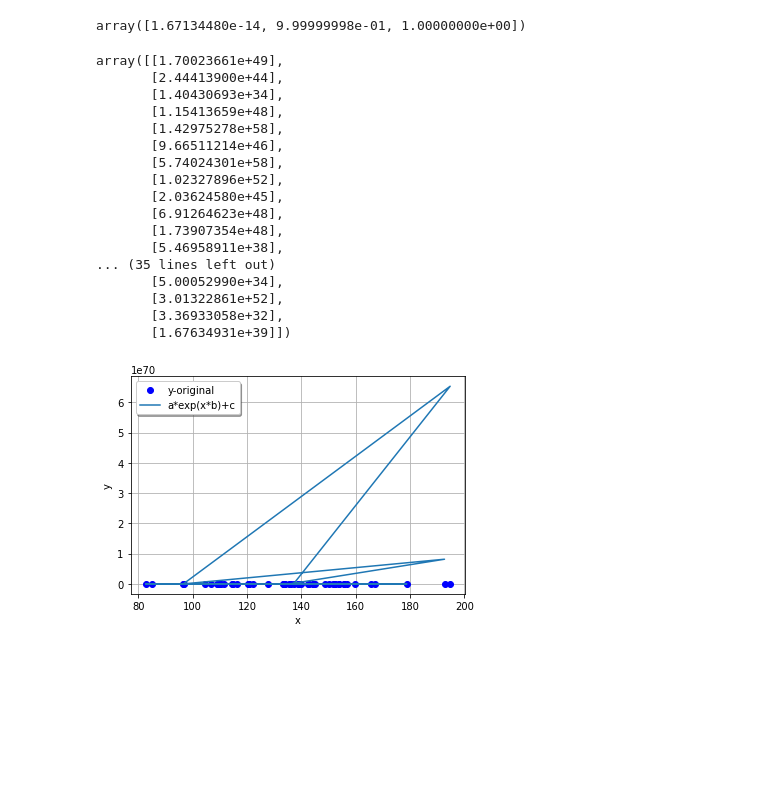
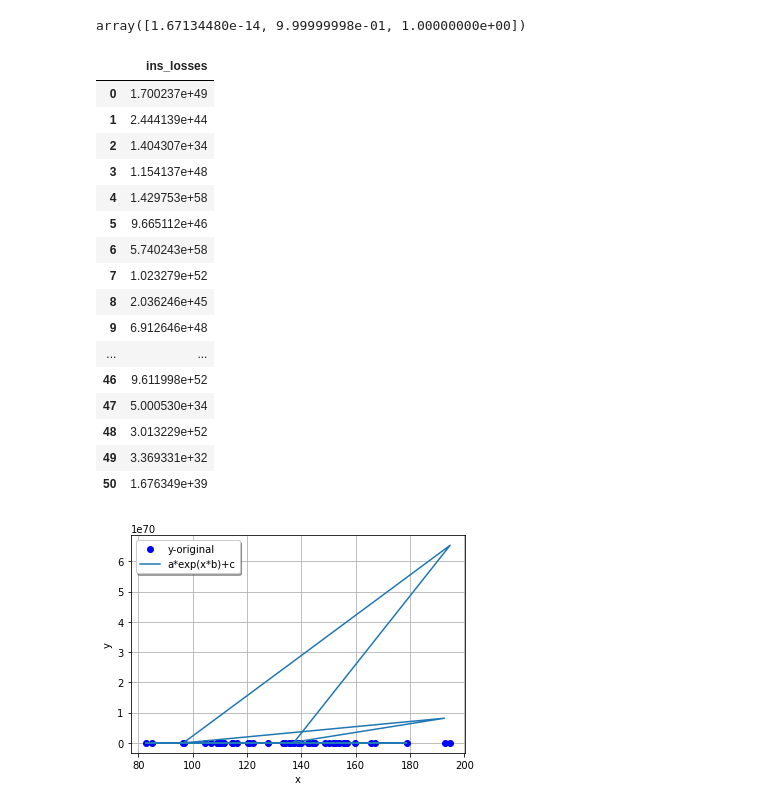
Before and after one commit to 12Nepo/TI3002C, a Jupyter notebook: Regresión_No_Lineal.ipynb, the cells around one changed output. Saved outputs shown, nothing was run; the diff lists cells and outputs as text; code cells hidden in the pictures; blank space fills up the shorter version.

```diff
--- a/Regresión_No_Lineal.ipynb
+++ b/Regresión_No_Lineal.ipynb
@@ -120,29 +120,29 @@ array([1.67134480e-14, 9.99999998e-01, 1.00000000e+00])
 #Creamos el modelo de predicción con los parámetros obtenidos
 parametros2, _ = curve_fit(func2, df['ins_losses'], df['total'])
 a2, b2, c2 = parametros2[ 0 ], parametros2[ 1 ], parametros2[ 2 ]
-yfit2 = a*np.exp(x*b)+c
+yfit2 = a2*np.exp(x*b2)+c2
 # %%
 #Calculamos las predicciones y reestructuramos el vector de predicciones
-yfit2 = yfit2.reshape(51, 1)
+#yfit2 = yfit2.reshape(51, 1)
 yfit2
 # %% [output]
-array([[1.70023661e+49],
-       [2.44413900e+44],
-       [1.40430693e+34],
-       [1.15413659e+48],
-       [1.42975278e+58],
-       [9.66511214e+46],
-       [5.74024301e+58],
-       [1.02327896e+52],
-       [2.03624580e+45],
-       [6.91264623e+48],
-       [1.73907354e+48],
-       [5.46958911e+38],
-... (35 lines left out)
-       [5.00052990e+34],
-       [3.01322861e+52],
-       [3.36933058e+32],
-       [1.67634931e+39]])
+|  | ins_losses |
+| 0 | 1.700237e+49 |
+| 1 | 2.444139e+44 |
+| 2 | 1.404307e+34 |
+| 3 | 1.154137e+48 |
+| 4 | 1.429753e+58 |
+| 5 | 9.665112e+46 |
+| 6 | 5.740243e+58 |
+| 7 | 1.023279e+52 |
+| 8 | 2.036246e+45 |
+| 9 | 6.912646e+48 |
+| ... | ... |
+| 46 | 9.611998e+52 |
+| 47 | 5.000530e+34 |
+| 48 | 3.013229e+52 |
+| 49 | 3.369331e+32 |
+| 50 | 1.676349e+39 |
 # %%
 #Graficamos las predicciones y los datos originales para realizar la comparación
 plt.plot(x, y, 'bo', label="y-original")
```
Also changed, not shown: parts of 1 cell of this notebook.
